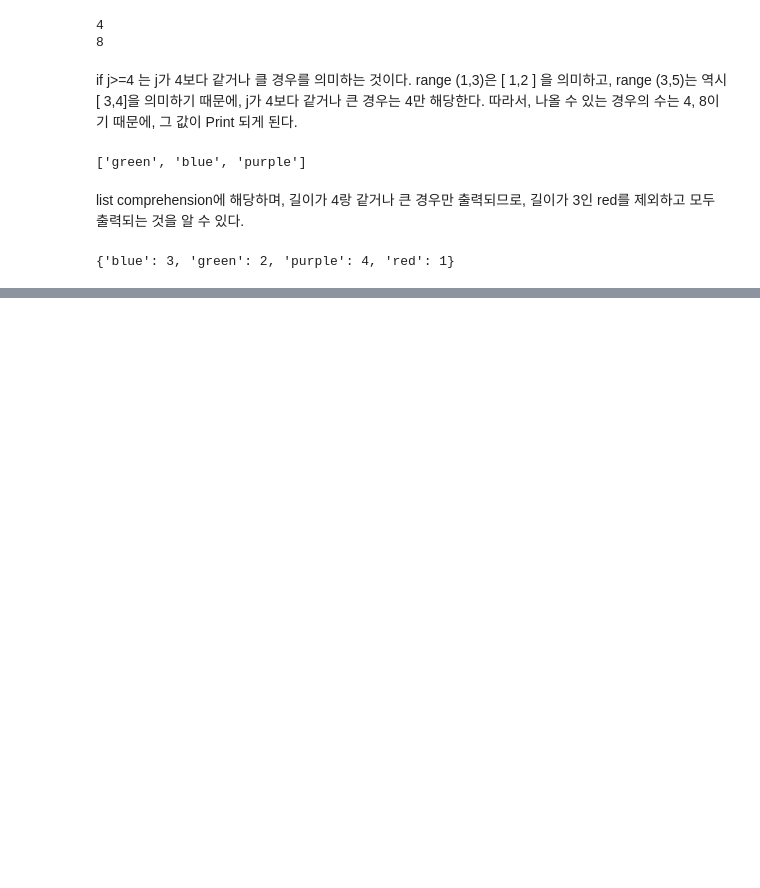
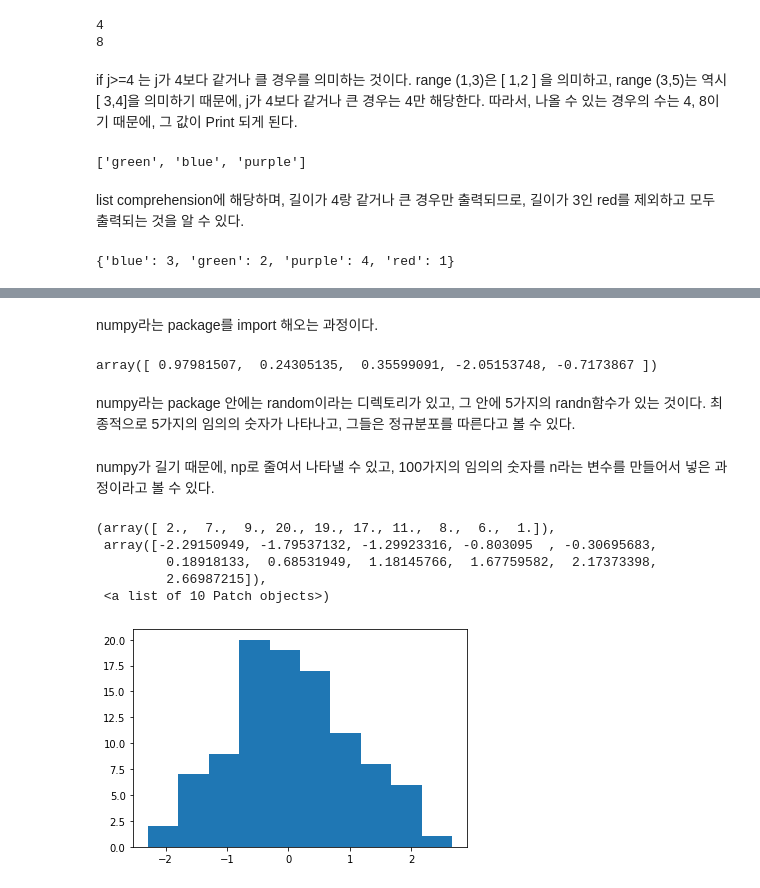
Before and after one commit to ShinSoonJong/Class2022Spring, a Jupyter notebook: 20220316.ipynb, the cells around one changed output, grey strips where cells are left out. Drawn from its saved outputs; the diff is of its cells as text; code cells hidden in the pictures; blank space fills up the shorter version.

```diff
--- a/20220316.ipynb
+++ b/20220316.ipynb
@@ -294,0 +305,23 @@ dict comprehension에 해당하며, range 4는 [0,1,2,3] 인 것을 알 수 있
+# %% [markdown]
+numpy라는 package를 import 해오는 과정이다.
+# %%
+numpy.random.randn(5)
+# %% [output]
+array([ 0.97981507,  0.24305135,  0.35599091, -2.05153748, -0.7173867 ])
+# %% [markdown]
+numpy라는 package 안에는 random이라는 디렉토리가 있고, 그 안에 5가지의 randn함수가 있는 것이다. 최종적으로 5가지의 임의의 숫자가 나타나고, 그들은 정규분포를 따른다고 볼 수 있다.
+# %%
+import numpy as np
+n = np.random.randn(100)
+# %% [markdown]
+numpy가 길기 때문에, np로 줄여서 나타낼 수 있고, 100가지의 임의의 숫자를 n라는 변수를 만들어서 넣은 과정이라고 볼 수 있다.
+# %%
+import matplotlib
+matplotlib.pyplot.hist(n)
+# %% [output]
+(array([ 2.,  7.,  9., 20., 19., 17., 11.,  8.,  6.,  1.]),
+ array([-2.29150949, -1.79537132, -1.29923316, -0.803095  , -0.30695683,
+         0.18918133,  0.68531949,  1.18145766,  1.67759582,  2.17373398,
+         2.66987215]),
+ <a list of 10 Patch objects>)
+[figure, added]
```
Also changed, not shown: parts of 40 cells of this notebook.
